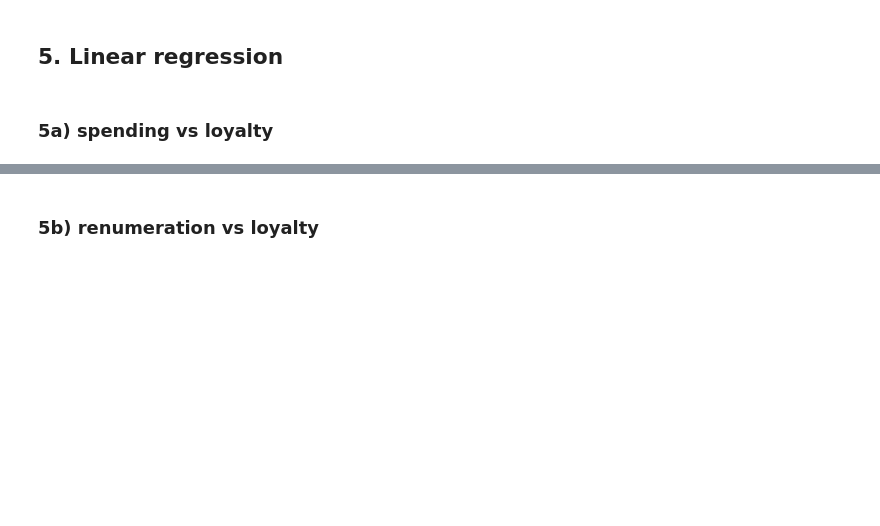
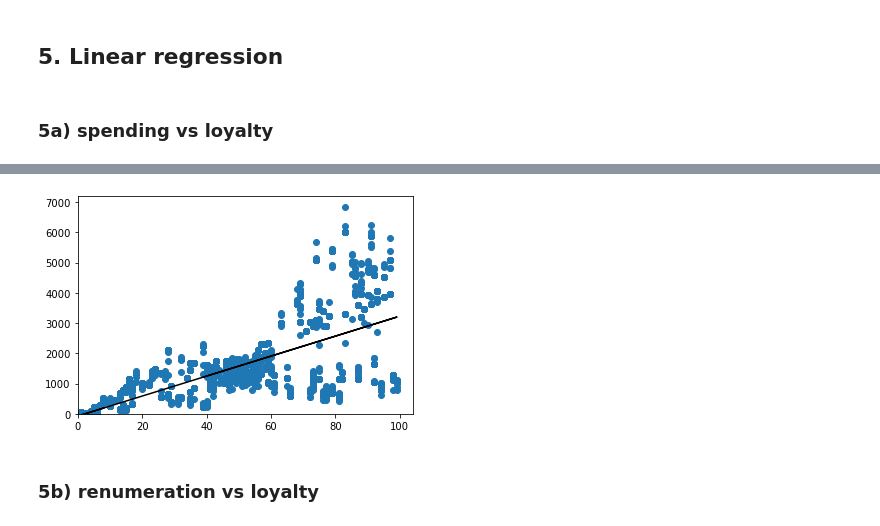
Before and after one commit to mikebenas/LSE_TurtleGames_R_Analysis, a Jupyter notebook: LSE_DA301_Assignment_Python_template.ipynb, the cells around one changed output, grey strips where cells are left out. Cells and saved outputs as stored; diff of their text form; code cells hidden in the pictures; blank space fills up the shorter version.

```diff
--- a/LSE_DA301_Assignment_Python_template.ipynb
+++ b/LSE_DA301_Assignment_Python_template.ipynb
@@ -211,5 +251,6 @@ reviews.head()
 # %%
-# Set the X coefficient and the constant to generate the regression table.
-
+# Set the X coefficient to 33.0617 and the constant to -75.0527 generate the regression table.
+y_pred1 = (-75.0527) + 33.0617 * reviews['spending_score']
 
 # View the output.
+y_pred1
@@ -216,4 +270,17 @@ reviews.head()
 # %%
-# Plot the graph with a regression line.
+# Plot the data points with a scatterplot.
+plt.scatter(x, y)
+
+# Plot the regression line (in black).
+plt.plot(x, y_pred1, color='black')
+
+# Set the x and y limits on the axes.
+plt.xlim(0)
+plt.ylim(0)
+
+# View the plot.
+plt.show()
+# %% [output]
+[figure, added]
 # %% [markdown]
 ### 5b) renumeration vs loyalty
```
Also changed, not shown: parts of 14 cells of this notebook, 1 other file.
